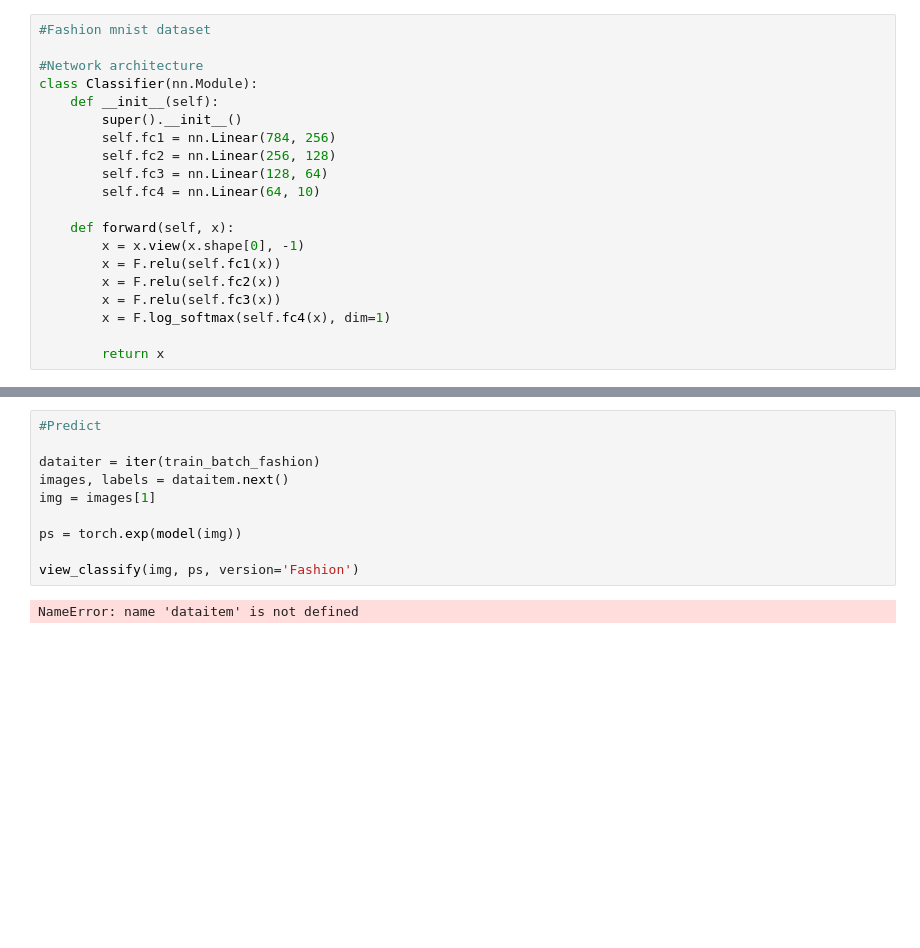
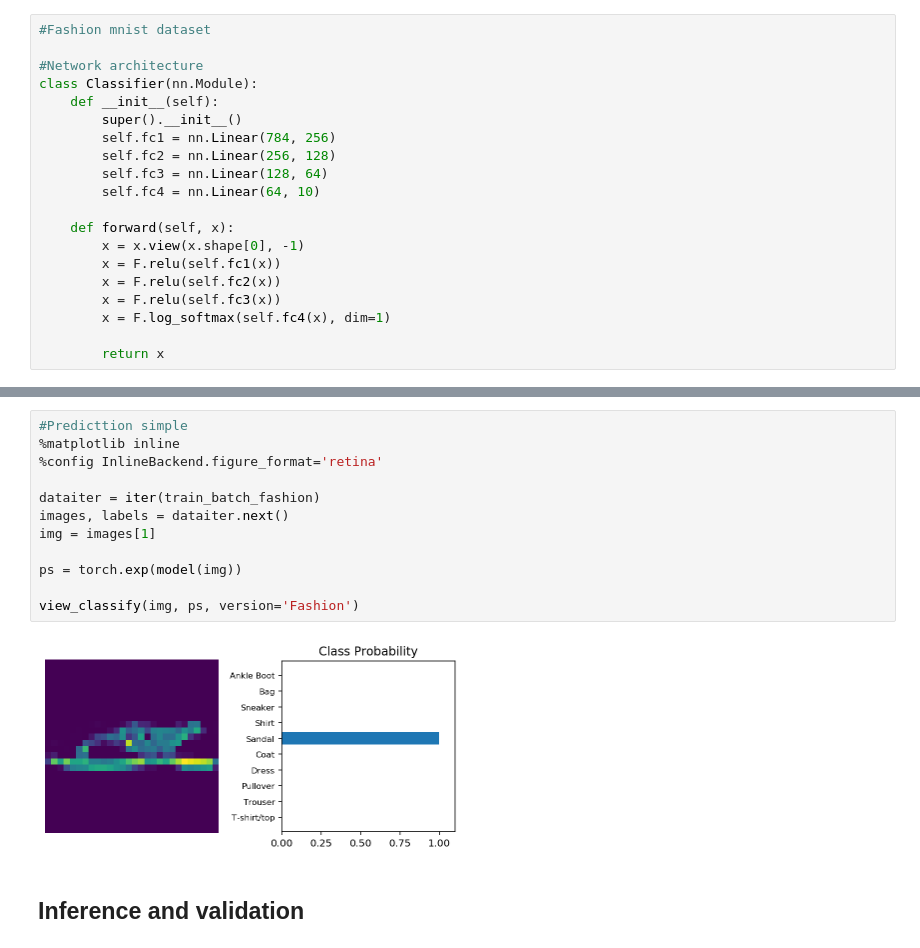
Before and after one commit to benktesh/IntroPyTorch, a Jupyter notebook: IntroductionPyTorch.ipynb, the cells around one changed output, grey strips where cells are left out. Drawn from its saved outputs; the diff is of its cells as text; blank space fills up the shorter version.

```diff
--- a/IntroductionPyTorch.ipynb
+++ b/IntroductionPyTorch.ipynb
@@ -694,12 +689,16 @@ Training loss: 1.8508604894568925
 # %%
-#Predict
+#Predicttion simple
+%matplotlib inline
+%config InlineBackend.figure_format='retina'
 
 dataiter = iter(train_batch_fashion)
-images, labels = dataitem.next()
+images, labels = dataiter.next()
 img = images[1]
 
 ps = torch.exp(model(img))
 
 view_classify(img, ps, version='Fashion')
 # %% [output]
-NameError: name 'dataitem' is not defined
+[figure, added]
+# %% [markdown]
+## Inference and validation
```
Also changed, not shown: parts of 24 cells of this notebook, 1 other file.
